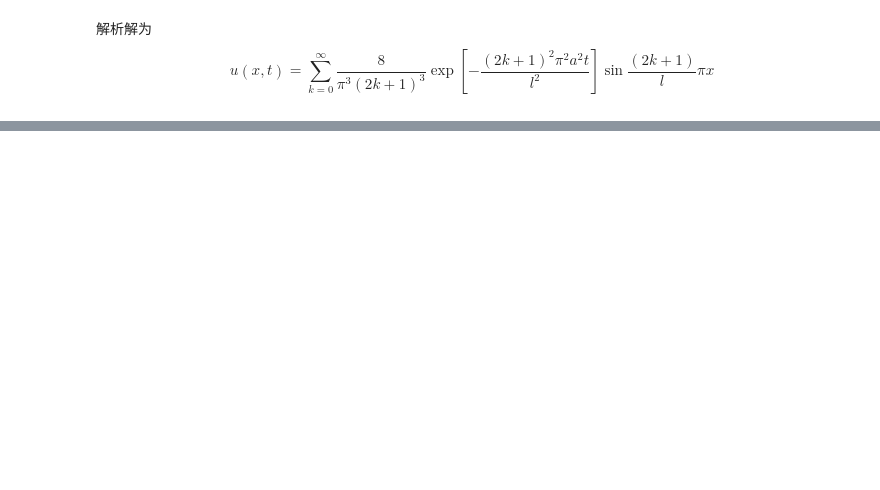
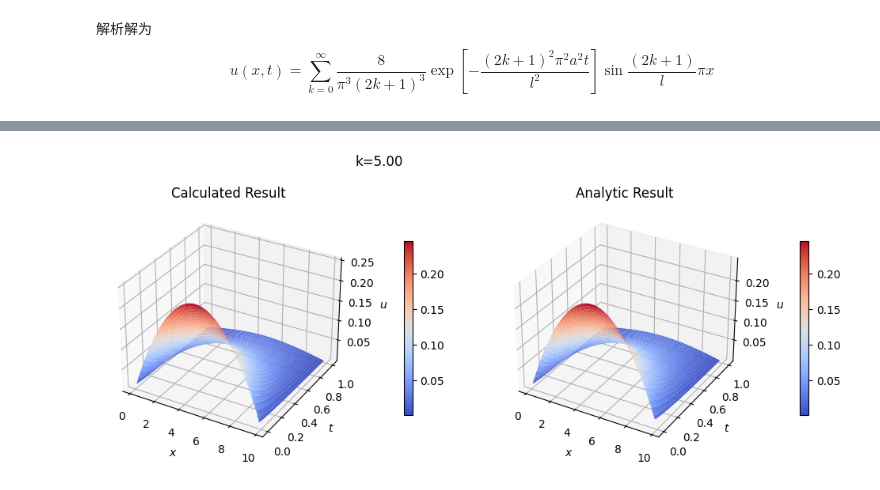
Before and after one commit to PencilFan/Exper-iPhysiCompute-Hmoework, a Jupyter notebook: Heat_Conduct_Equ.ipynb, the cells around one changed output, grey strips where cells are left out. Saved outputs shown, nothing was run; the diff lists cells and outputs as text; code cells hidden in the pictures; blank space fills up the shorter version.

```diff
--- a/Heat_Conduct_Equ.ipynb
+++ b/Heat_Conduct_Equ.ipynb
@@ -90,0 +93,23 @@ plt.show()
+# %%
+from matplotlib import cm
+fig=plt.figure(figsize=(12,4))
+fig.suptitle('k=%.2f'%(a))
+ax1=fig.add_subplot(1,2,1,projection='3d')
+fig.tight_layout()#子图见紧密排列
+calcu_surf=ax1.plot_surface(X,T,Umat,cmap=cm.coolwarm)
+fig.colorbar(calcu_surf,fraction=0.04,pad=0.1,shrink=0.7)
+ax1.set_title('Calculated Result')
+ax1.set_xlabel('$x$')
+ax1.set_ylabel('$t$')
+ax1.set_zlabel('$u$')
+ax2=fig.add_subplot(1,2,2,projection='3d')
+analy_surf=ax2.plot_surface(X,T,analy_Umat,cmap=cm.coolwarm)
+fig.colorbar(analy_surf,fraction=0.04,pad=0.1,shrink=0.7)
+ax2.set_xlabel('$x$')
+ax2.set_ylabel('$t$')
+ax2.set_zlabel('$u$')
+ax2.set_title('Analytic Result')
+plt.tight_layout()
+plt.show()
+# %% [output]
+[figure, added]
```
Also changed, not shown: parts of 4 cells of this notebook, 4 other files.
